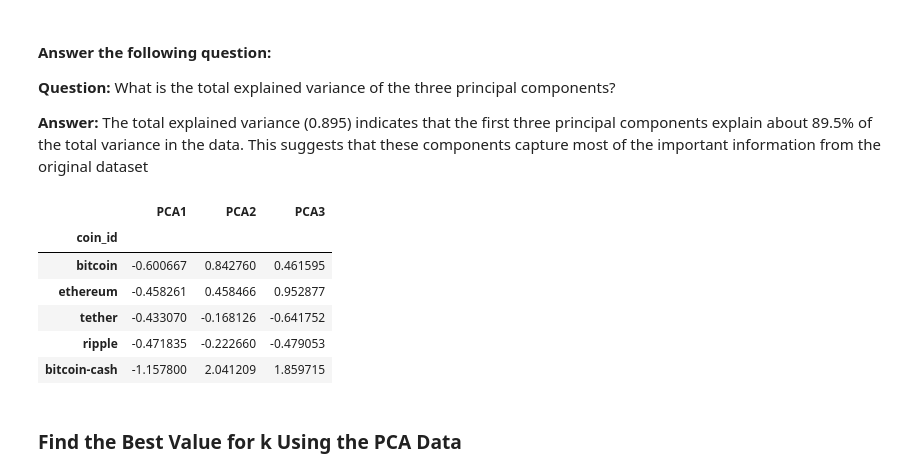
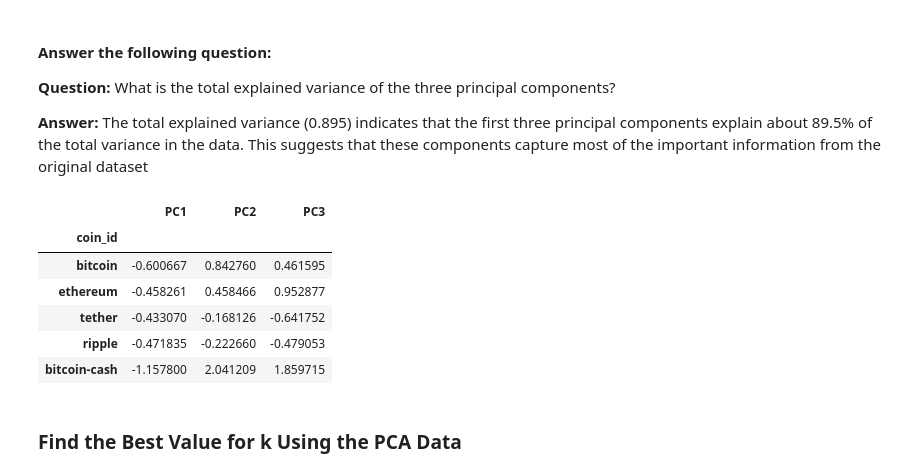
Before and after one commit to MarwaBS/CryptoClustering, a Jupyter notebook: Crypto_Clustering.ipynb, the cells around one changed output. Saved outputs shown, nothing was run; the diff lists cells and outputs as text; code cells hidden in the pictures.

```diff
--- a/Crypto_Clustering.ipynb
+++ b/Crypto_Clustering.ipynb
@@ -230,18 +219,18 @@ array([0.3719856 , 0.34700813, 0.17603793])
 **Answer:** The total explained variance (0.895) indicates that the first three principal components explain about 89.5% of the total variance in the data. This suggests that these components capture most of the important information from the original dataset
 # %%
 # Create a new DataFrame with the PCA data and label the columns as PCA1, PCA2, and PCA3
-crypto_pca_df = pd.DataFrame(crypto_pca_data, columns=['PCA1', 'PCA2', 'PCA3'])
+crypto_pca_df = pd.DataFrame(crypto_pca_data, columns=['PC1', 'PC2', 'PC3'])
 
 # Add the coin names (coin_id) from the original data to the PCA DataFrame
 crypto_pca_df['coin_id'] = market_data_df.index
 
 # Set the 'coin_id' column as the index for better referencing
 crypto_pca_df = crypto_pca_df.set_index('coin_id')
 
 # Display the first few rows of the new DataFrame with PCA data
 crypto_pca_df.head()
 # %% [output]
-|  | PCA1 | PCA2 | PCA3 |
+|  | PC1 | PC2 | PC3 |
 | coin_id |  |  |  |
 | bitcoin | -0.600667 | 0.842760 | 0.461595 |
 | ethereum | -0.458261 | 0.458466 | 0.952877 |
```
Also changed, not shown: parts of 8 cells of this notebook, 1 other file.
